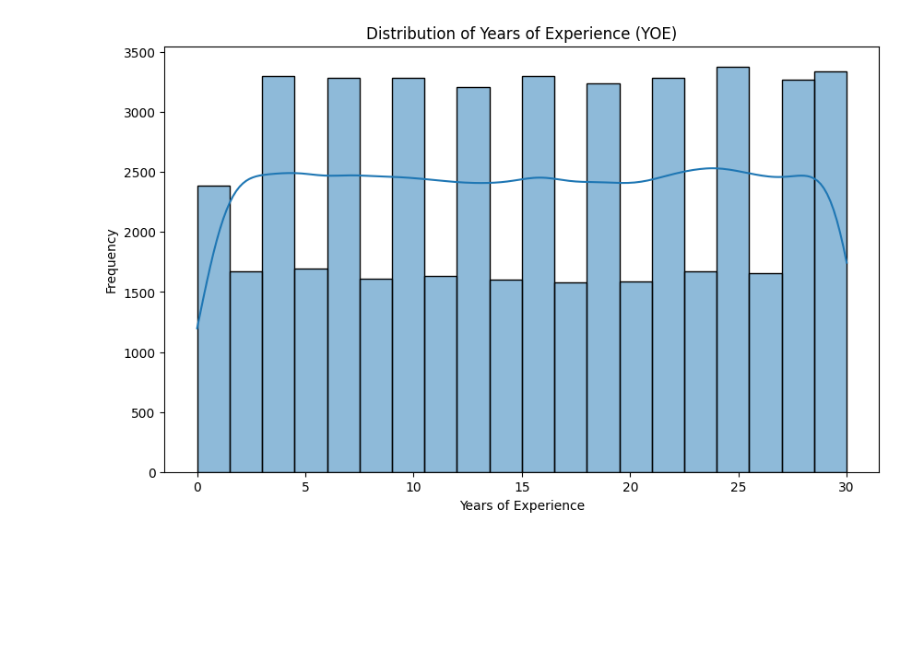
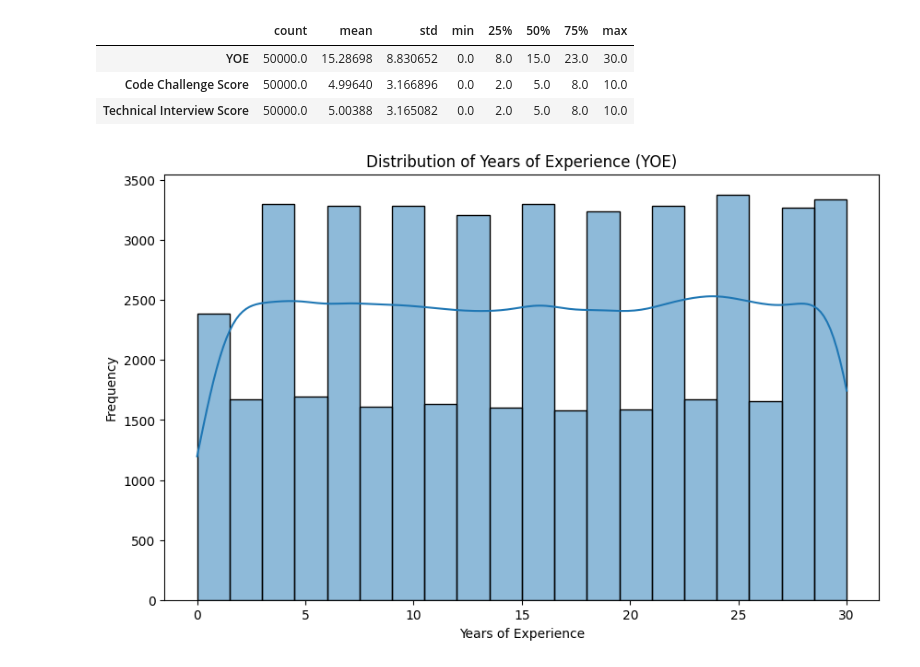
Before and after one commit to D-Salamanca/workshop_1, a Jupyter notebook: notebook/002_eda_candidates.ipynb, the cells around one changed output. Cells and saved outputs as stored; diff of their text form; code cells hidden in the pictures; blank space fills up the shorter version.

```diff
--- a/notebook/002_eda_candidates.ipynb
+++ b/notebook/002_eda_candidates.ipynb
@@ -59,3 +57,10 @@ dtype: int64
+# %%
+df.describe().T
+# %% [output]
+|  | count | mean | std | min | 25% | 50% | 75% | max |
+| YOE | 50000.0 | 15.28698 | 8.830652 | 0.0 | 8.0 | 15.0 | 23.0 | 30.0 |
+| Code Challenge Score | 50000.0 | 4.99640 | 3.166896 | 0.0 | 2.0 | 5.0 | 8.0 | 10.0 |
+| Technical Interview Score | 50000.0 | 5.00388 | 3.165082 | 0.0 | 2.0 | 5.0 | 8.0 | 10.0 |
 # %%
 import matplotlib.pyplot as plt
 import seaborn as sns
```
Also changed, not shown: parts of 2 cells of this notebook.
